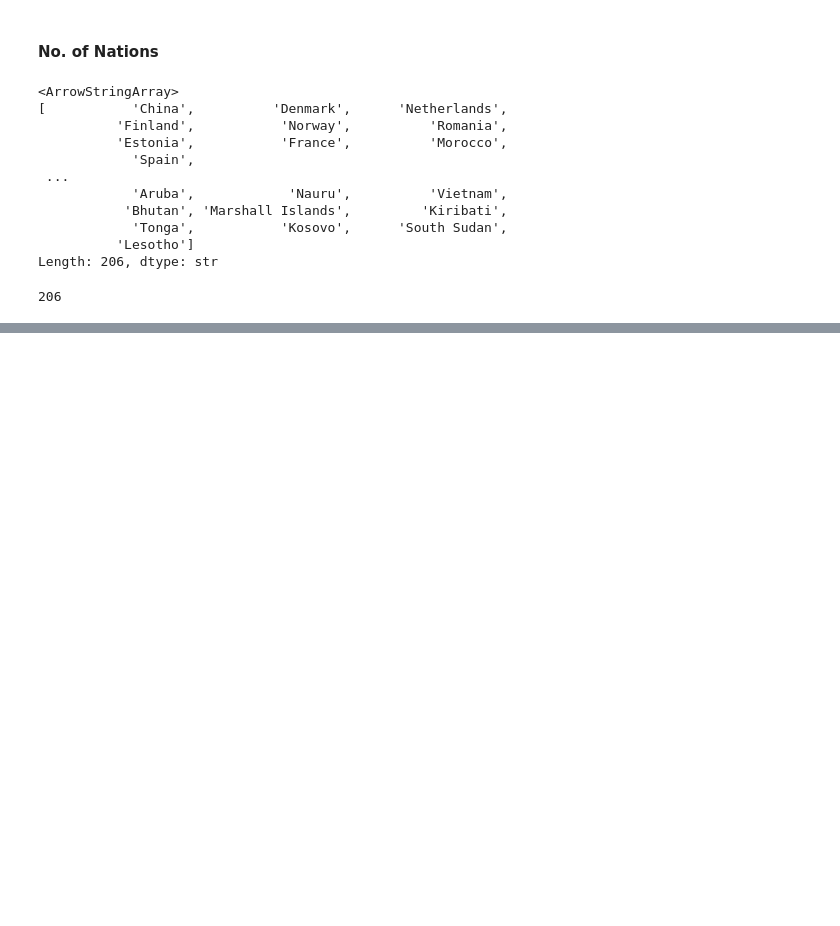
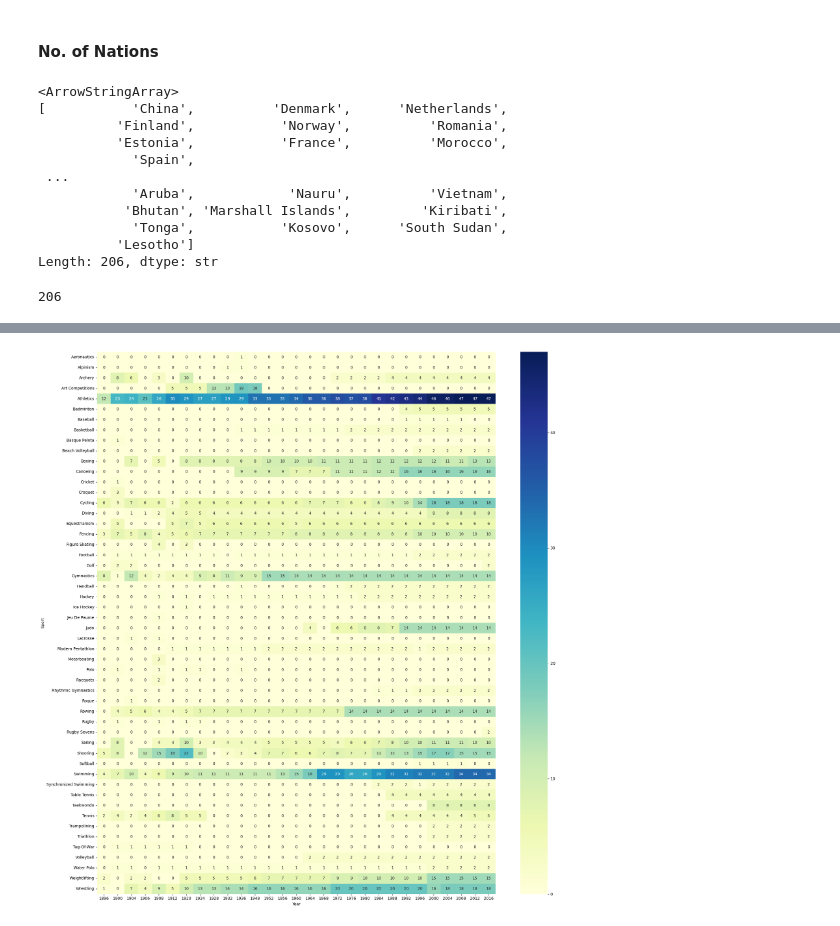
Before and after one commit to V-A-N-S-H/Olympics-Data-Analysis, a Jupyter notebook: Olympics_Analysis.ipynb, the cells around one changed output, grey strips where cells are left out. Cells and saved outputs as stored; diff of their text form; code cells hidden in the pictures; blank space fills up the shorter version.

```diff
--- a/Olympics_Analysis.ipynb
+++ b/Olympics_Analysis.ipynb
@@ -502,0 +697,2 @@ df['region'].unique().shape[0]
+# %%
+events_in_each_sports_over_time = df.drop_duplicates(["Year", "Sport", "Event"])
@@ -502,0 +742,11 @@ df['region'].unique().shape[0]
+# %%
+plt.figure(figsize=(20,20))
+sns.heatmap(events_in_each_sports_over_time.pivot_table(
+    index="Sport",
+    columns="Year",
+    values="Event",
+    aggfunc="count"
+).fillna(0).astype("int"), annot=True, cmap="YlGnBu")
+plt.tight_layout()
+# %% [output]
+[figure, added]
```
Also changed, not shown: parts of 27 cells of this notebook, 2 other files.
